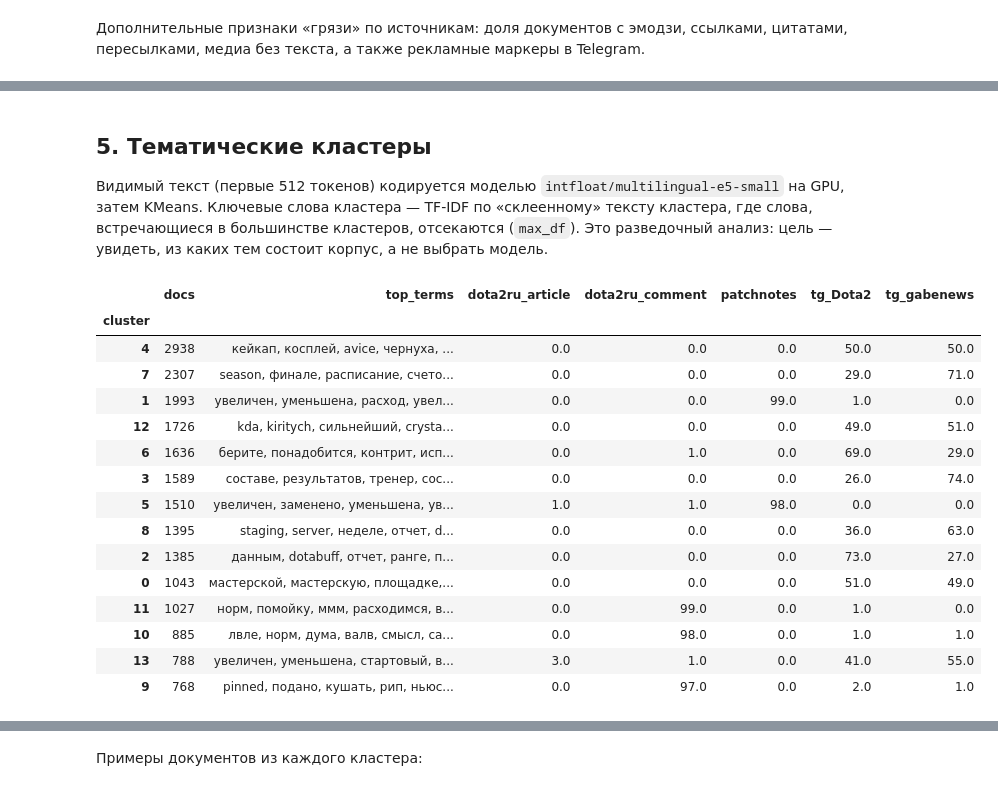
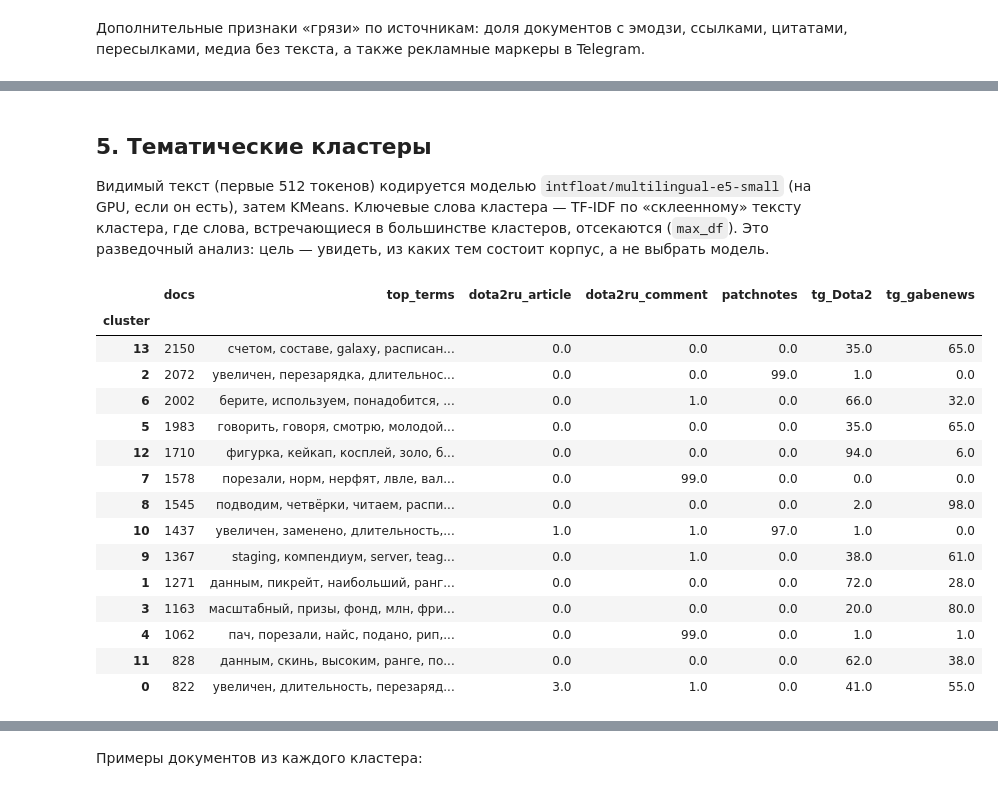
Before and after one commit to dftpnd/gigaschool-rag, a Jupyter notebook: kt1-corpus-gold/eda.ipynb, the cells around one changed output, grey strips where cells are left out. Cells and saved outputs as stored; diff of their text form; code cells hidden in the pictures.

```diff
--- a/kt1-corpus-gold/eda.ipynb
+++ b/kt1-corpus-gold/eda.ipynb
@@ -70,8 +83,9 @@ plt.tight_layout()
 # %%
 from transformers import AutoTokenizer
 
-tok = AutoTokenizer.from_pretrained("BAAI/bge-m3")
-len_cache = CACHE / "token_lens.parquet"
+TOKENIZER = "BAAI/bge-m3"
+tok = AutoTokenizer.from_pretrained(TOKENIZER)
+len_cache = cache_path("token_lens", "parquet", tokenizer=TOKENIZER)
 if len_cache.exists():
     lens = pd.read_parquet(len_cache)
 else:
@@ -79,7 +93,9 @@ else:
         return [len(x) for x in tok(list(texts), add_special_tokens=False)["input_ids"]]
     lens = pd.DataFrame({"doc_id": df["doc_id"], "tok_raw": count(df["text"]), "tok_visible": count(df["visible"])})
     lens.to_parquet(len_cache)
-df = df.merge(lens, on="doc_id")
+n_before = len(df)
+df = df.merge(lens, on="doc_id", how="left", validate="one_to_one")
+assert len(df) == n_before and df["tok_raw"].notna().all(), "кэш длин не покрывает корпус"
 print("токенов всего: сырых", df["tok_raw"].sum(), "| видимых", df["tok_visible"].sum())
 # %% [output]
 [transformers] Token indices sequence length is longer than the specified maximum sequence length for this model (97207 > 8192). Running this sequence through the model will result in indexing errors
@@ -259,27 +309,3 @@ top
 | 05c93a62c47deec349d1836d3b93b04f | 8 | 🎖 Мета-отчет нового патча После в... |
 | 926ae08934acd05c78b454b420b28eee | 8 | 🏆 Еженедельный мета-отчет Худшие ... |
 | 51e00500dedd820afba5d8e73a2f2095 | 5 | 😮 В Dota вышел новый патч 7.37d, ... |
-# %%
-mh_cache = CACHE / "minhash_pairs.json"
-words = norm.str.findall(r"\w+")
-if mh_cache.exists():
-    pairs = json.loads(mh_cache.read_text())
-else:
-    lsh = MinHashLSH(threshold=0.8, num_perm=128)
-    mhs = {}
-    for i, w in enumerate(words):
-        if len(w) < 5:
-            continue
-        m = MinHash(num_perm=128)
-        m.update_batch([" ".join(w[j:j + 3]).encode() for j in range(len(w) - 2)])
-        mhs[i] = m
-        lsh.insert(str(i), m)
-    pairs = sorted({tuple(sorted((i, int(j)))) for i, m in mhs.items() for j in lsh.query(m) if int(j) != i})
-    mh_cache.write_text(json.dumps(pairs))
-
-pairs = [p for p in pairs if h.iloc[p[0]] != h.iloc[p[1]]]  # точные уже посчитаны выше
-near_ids = {i for p in pairs for i in p}
-print(f"Пар почти-дубликатов (не точных): {len(pairs)}, затронуто документов: {len(near_ids)} ({len(near_ids)/len(df)*100:.1f}%)")
-src = df["source"].values
-pair_src = Counter(" ↔ ".join(sorted({src[a], src[b]})) if src[a] != src[b] else src[a] for a, b in pairs)
-pd.Series(pair_src, name="пар").sort_values(ascending=False).to_frame()
@@ -312,7 +373,7 @@ for a, b in [pairs[i] for i in rng.choice(len(pairs), size=min(4, len(pairs)), r
 ## 5. Тематические кластеры
 
 Видимый текст (первые 512 токенов) кодируется моделью `intfloat/multilingual-e5-small`
-на GPU, затем KMeans. Ключевые слова кластера — TF-IDF по «склеенному» тексту кластера,
+(на GPU, если он есть), затем KMeans. Ключевые слова кластера — TF-IDF по «склеенному» тексту кластера,
 где слова, встречающиеся в большинстве кластеров, отсекаются (`max_df`).
 Это разведочный анализ: цель — увидеть, из каких тем состоит корпус, а не выбрать модель.
 # %%
@@ -320,50 +381,55 @@ from sentence_transformers import SentenceTransformer
 from sklearn.cluster import KMeans
 from sklearn.feature_extraction.text import TfidfVectorizer
 
-emb_cache = CACHE / "e5small_visible.npy"
+import torch
+
+EMB_MODEL = "intfloat/multilingual-e5-small"
+DEVICE = "cuda" if torch.cuda.is_available() else "cpu"  # на CPU тот же результат, но заметно дольше
+emb_cache = cache_path("emb", "npy", model=EMB_MODEL, max_seq_length=512, prefix="passage: ")
 if emb_cache.exists():
     emb = np.load(emb_cache)
 else:
-    model = SentenceTransformer("intfloat/multilingual-e5-small", device="cuda")
+    model = SentenceTransformer(EMB_MODEL, device=DEVICE)
     model.max_seq_length = 512
     emb = model.encode(["passage: " + t for t in df["visible"]], batch_size=128, normalize_embeddings=True, show_progress_bar=False)
     np.save(emb_cache, emb)
+assert emb.shape[0] == len(df), "кэш эмбеддингов не совпадает с корпусом"
 
 K = 14
 df["cluster"] = KMeans(n_clusters=K, n_init=10, random_state=42).fit_predict(emb)
 STOP = set("""и в во не что он на я с со как а то все она так его но да ты к у же вы за бы по только ее мне было вот от меня
 еще нет о из ему теперь когда даже ну вдруг ли если уже или ни быть был него до вас нибудь опять уж вам ведь там потом себя
 ничего ей может они тут где есть надо ней для мы тебя их чем была сам чтобы без будто чего раз тоже себе под будет ж тогда кто
 этот того потому этого какой совсем ним здесь этом один почти мой тем чтобы нее сейчас были куда зачем всех никогда можно при
 наконец два об другой хоть после над больше тот через эти нас про всего них какая много разве три эту моя впрочем хорошо свою
 этой перед иногда лучше чуть том нельзя такой им более всегда конечно всю между это the of to and in is for on""".split())
 docs_by_cl = df.groupby("cluster")["visible"].apply(lambda s: " ".join(s.str.lower()))
 vec = TfidfVectorizer(max_df=0.5, min_df=2, token_pattern=r"(?u)\b[^\W\d_]{3,}\b", stop_words=list(STOP), max_features=50000)
 X = vec.fit_transform(docs_by_cl)
 terms = np.array(vec.get_feature_names_out())
 clusters = pd.DataFrame({
     "docs": df.groupby("cluster").size(),
     "top_terms": [", ".join(terms[np.argsort(-X[i].toarray()[0])[:10]]) for i in range(K)],
 })
 clusters = clusters.join((pd.crosstab(df["cluster"], df["source"], normalize="index") * 100).round(0))
 clusters.sort_values("docs", ascending=False)
 # %% [output]
 |  | docs | top_terms | dota2ru_article | dota2ru_comment | patchnotes | tg_Dota2 | tg_gabenews |
 | cluster |  |  |  |  |  |  |  |
-| 4 | 2938 | кейкап, косплей, avice, чернуха, ... | 0.0 | 0.0 | 0.0 | 50.0 | 50.0 |
-| 7 | 2307 | season, финале, расписание, счето... | 0.0 | 0.0 | 0.0 | 29.0 | 71.0 |
-| 1 | 1993 | увеличен, уменьшена, расход, увел... | 0.0 | 0.0 | 99.0 | 1.0 | 0.0 |
-| 12 | 1726 | kda, kiritych, сильнейший, crysta... | 0.0 | 0.0 | 0.0 | 49.0 | 51.0 |
-| 6 | 1636 | берите, понадобится, контрит, исп... | 0.0 | 1.0 | 0.0 | 69.0 | 29.0 |
-| 3 | 1589 | составе, результатов, тренер, сос... | 0.0 | 0.0 | 0.0 | 26.0 | 74.0 |
-| 5 | 1510 | увеличен, заменено, уменьшена, ув... | 1.0 | 1.0 | 98.0 | 0.0 | 0.0 |
-| 8 | 1395 | staging, server, неделе, отчет, d... | 0.0 | 0.0 | 0.0 | 36.0 | 63.0 |
-| 2 | 1385 | данным, dotabuff, отчет, ранге, п... | 0.0 | 0.0 | 0.0 | 73.0 | 27.0 |
-| 0 | 1043 | мастерской, мастерскую, площадке,... | 0.0 | 0.0 | 0.0 | 51.0 | 49.0 |
-| 11 | 1027 | норм, помойку, ммм, расходимся, в... | 0.0 | 99.0 | 0.0 | 1.0 | 0.0 |
-| 10 | 885 | лвле, норм, дума, валв, смысл, са... | 0.0 | 98.0 | 0.0 | 1.0 | 1.0 |
-| 13 | 788 | увеличен, уменьшена, стартовый, в... | 3.0 | 1.0 | 0.0 | 41.0 | 55.0 |
-| 9 | 768 | pinned, подано, кушать, рип, ньюс... | 0.0 | 97.0 | 0.0 | 2.0 | 1.0 |
+| 13 | 2150 | счетом, составе, galaxy, расписан... | 0.0 | 0.0 | 0.0 | 35.0 | 65.0 |
+| 2 | 2072 | увеличен, перезарядка, длительнос... | 0.0 | 0.0 | 99.0 | 1.0 | 0.0 |
+| 6 | 2002 | берите, используем, понадобится, ... | 0.0 | 1.0 | 0.0 | 66.0 | 32.0 |
+| 5 | 1983 | говорить, говоря, смотрю, молодой... | 0.0 | 0.0 | 0.0 | 35.0 | 65.0 |
+| 12 | 1710 | фигурка, кейкап, косплей, золо, б... | 0.0 | 0.0 | 0.0 | 94.0 | 6.0 |
+| 7 | 1578 | порезали, норм, нерфят, лвле, вал... | 0.0 | 99.0 | 0.0 | 0.0 | 0.0 |
+| 8 | 1545 | подводим, четвёрки, читаем, распи... | 0.0 | 0.0 | 0.0 | 2.0 | 98.0 |
+| 10 | 1437 | увеличен, заменено, длительность,... | 1.0 | 1.0 | 97.0 | 1.0 | 0.0 |
+| 9 | 1367 | staging, компендиум, server, teag... | 0.0 | 1.0 | 0.0 | 38.0 | 61.0 |
+| 1 | 1271 | данным, пикрейт, наибольший, ранг... | 0.0 | 0.0 | 0.0 | 72.0 | 28.0 |
+| 3 | 1163 | масштабный, призы, фонд, млн, фри... | 0.0 | 0.0 | 0.0 | 20.0 | 80.0 |
+| 4 | 1062 | пач, порезали, найс, подано, рип,... | 0.0 | 99.0 | 0.0 | 1.0 | 1.0 |
+| 11 | 828 | данным, скинь, высоким, ранге, по... | 0.0 | 0.0 | 0.0 | 62.0 | 38.0 |
+| 0 | 822 | увеличен, длительность, перезаряд... | 3.0 | 1.0 | 0.0 | 41.0 | 55.0 |
 # %%
 from sklearn.decomposition import PCA
 
```
Also changed, not shown: parts of 20 cells of this notebook, 5 other files.
